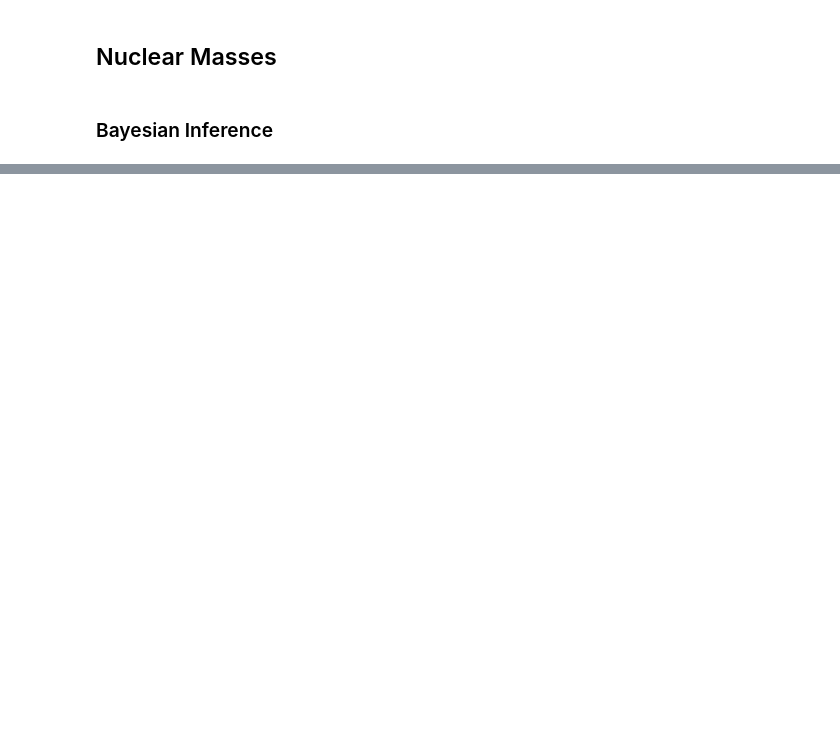
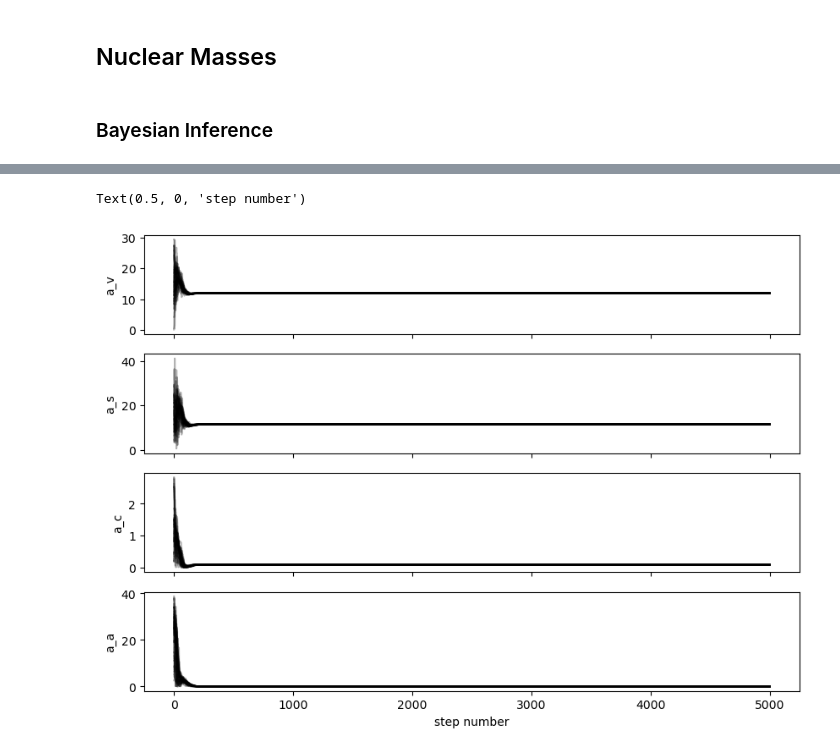
Before and after one commit to MichalMaszkowski/NuclearMasses, a Jupyter notebook: nuclear_masses_emcee.ipynb, the cells around one changed output, grey strips where cells are left out. Cells and saved outputs as stored; diff of their text form; code cells hidden in the pictures; blank space fills up the shorter version.

Commit message:
emcee

```diff
--- a/nuclear_masses_emcee.ipynb
+++ b/nuclear_masses_emcee.ipynb
@@ -28,13 +29,23 @@ param_names = ['a_v', 'a_s', 'a_c', 'a_a']
 
 def loglikelihood(params):
     (a_v, a_s, a_c, a_a) = params
-    log_like = -np.sum(((model(a_v, a_s, a_c, a_a, N, Z) - BE)/BE_err)**2 + np.log(2*np.pi*BE_err**2)) / 2
+    log_like = -np.sum(((model(a_v, a_s, a_c, a_a, N, Z) - BE)/BE_err)**2 + np.log(2*np.pi*BE_err**2)) / 2.
     return log_like
 
-def prior(u):
-    params = u.copy()
-    params[0] = scipy.stats.norm.ppf(u[0], 16.0, 5.)
-    params[1] = scipy.stats.norm.ppf(u[1], 16.0, 5.)
-    params[2] = scipy.stats.norm.ppf(u[2], 0.7, 0.3)
-    params[3] = u[3] * 40
-    return params
+def prior(params):
+    (a_v, a_s, a_c, a_a) = params
+
+    if (
+        0 < a_v < 50 and
+        0 < a_s < 50 and
+        0 < a_c < 3 and
+        0 < a_a < 40
+    ):
+        return 0
+
+    return -np.inf
+
+def log_post(params):
+    if not np.isfinite(prior(params)):
+        return -np.inf
+    return loglikelihood(params)
@@ -52,0 +52,10 @@ KeyboardInterrupt:
+# %%
+ndim = 4
+nwalkers = 30
+
+p0 = np.array([0, 0, 0, 0]) + np.random.rand(nwalkers, ndim) * np.array(
+    [30, 30, 3, 40]
+)
+# %%
+sampler = emcee.EnsembleSampler(nwalkers, ndim, log_post, args=())
+sampler.run_mcmc(p0, 5000, progress=True)
@@ -52,0 +80,12 @@ KeyboardInterrupt:
+# %%
+fig, axs = plt.subplots(4, 1, figsize=(10, 7), sharex=True)
+samples = sampler.get_chain()
+
+for index, ax in enumerate(axs):
+    ax.plot(samples[:, :, index], "k", alpha=0.3)
+    ax.set_ylabel(["a_v", "a_s", "a_c", "a_a"][index])
+
+axs[-1].set_xlabel("step number")
+# %% [output]
+Text(0.5, 0, 'step number')
+[figure, added]
```
Also changed, not shown: parts of 7 cells of this notebook, 1 other file.
